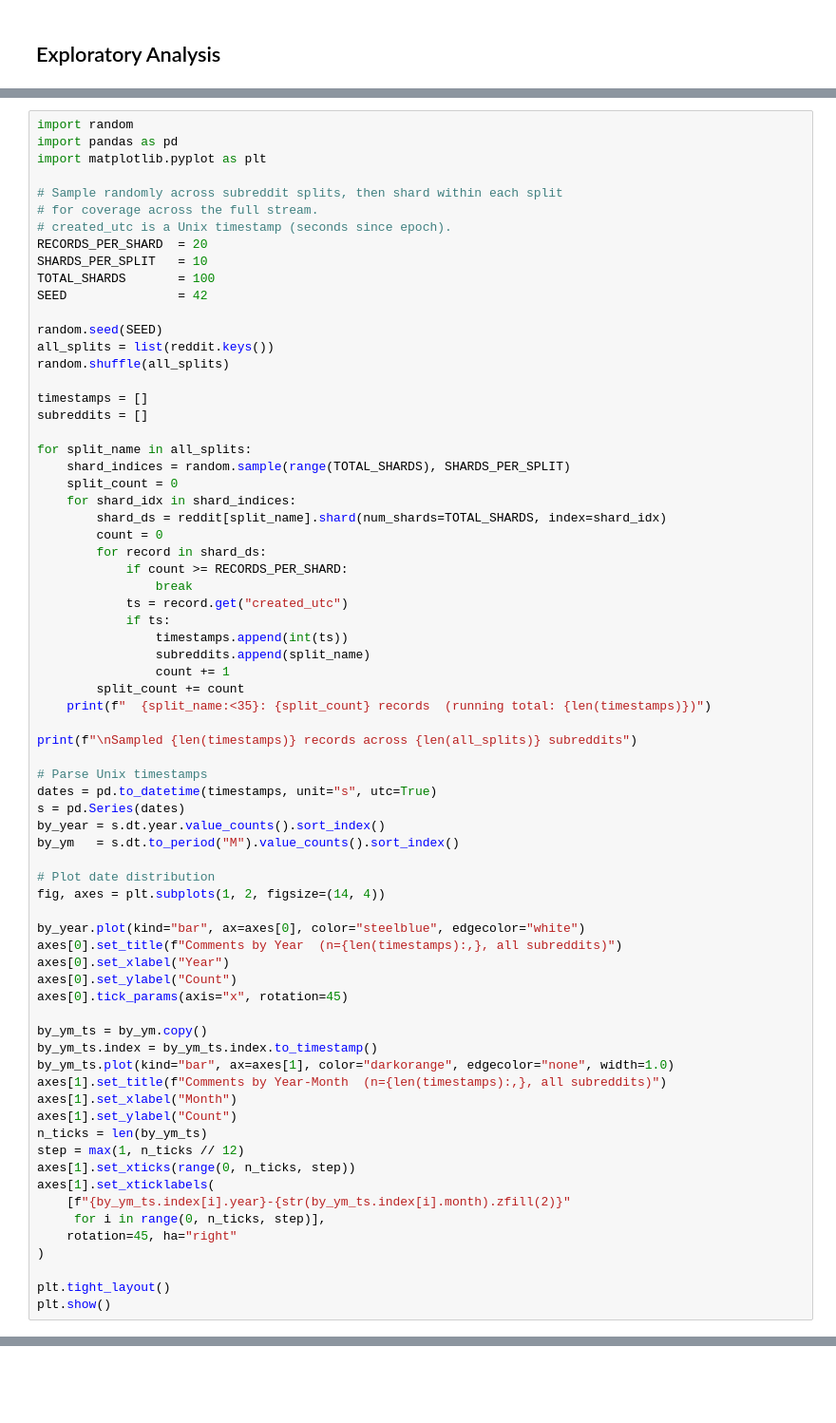
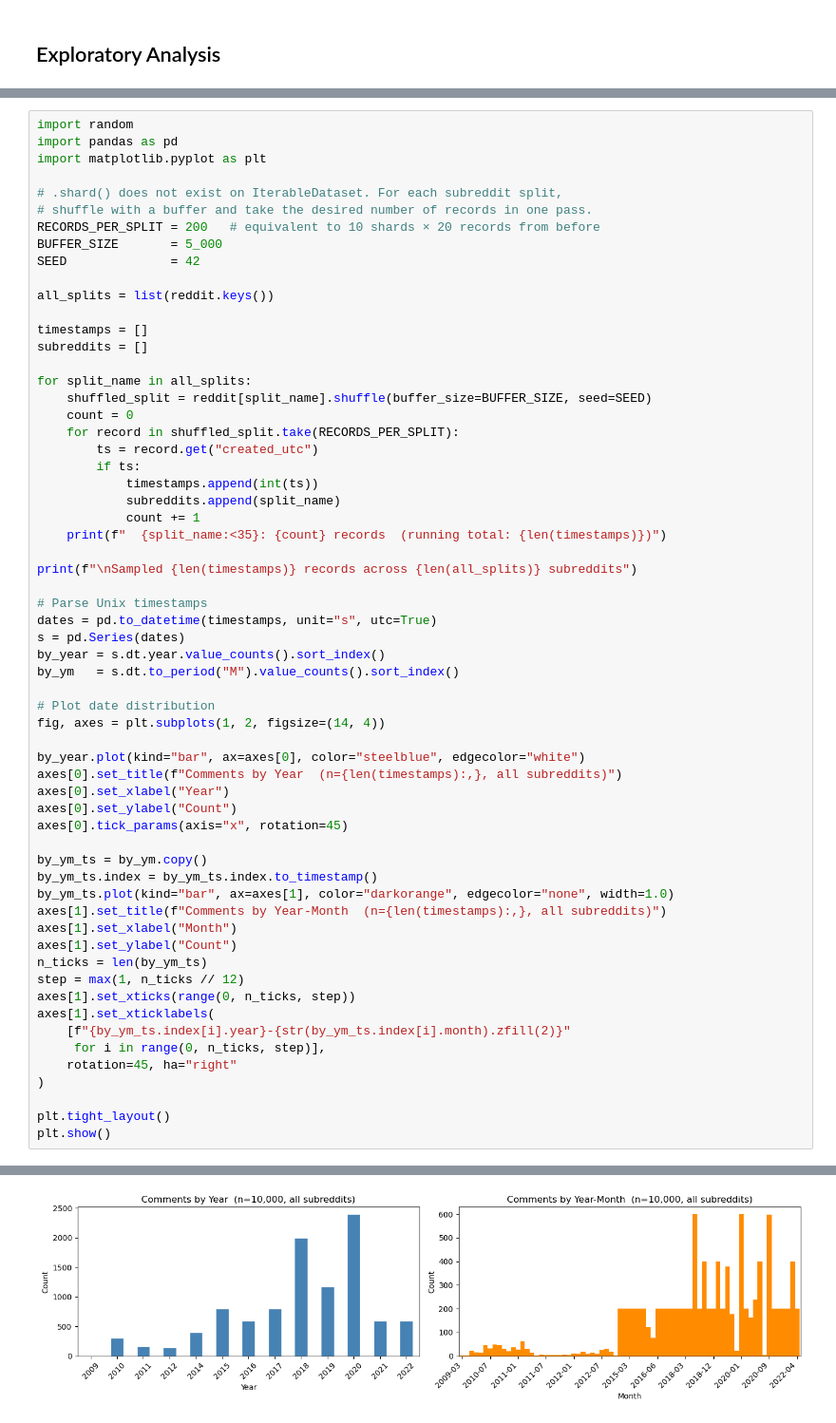
Before and after one commit to dexcrow00/ModelSlangStagnation, a Jupyter notebook: DatasetAnalysis/examine_reddit_comments.ipynb, the cells around one changed output, grey strips where cells are left out. Shown at 95% size. Saved outputs shown, nothing was run; the diff lists cells and outputs as text; blank space fills up the shorter version.

Commit message:
Results from cursory analysis script for each DB

```diff
--- a/DatasetAnalysis/examine_reddit_comments.ipynb
+++ b/DatasetAnalysis/examine_reddit_comments.ipynb
@@ -26,37 +44,27 @@ import random
 import pandas as pd
 import matplotlib.pyplot as plt
 
-# Sample randomly across subreddit splits, then shard within each split
-# for coverage across the full stream.
-# created_utc is a Unix timestamp (seconds since epoch).
-RECORDS_PER_SHARD  = 20
-SHARDS_PER_SPLIT   = 10
-TOTAL_SHARDS       = 100
-SEED               = 42
+# .shard() does not exist on IterableDataset. For each subreddit split,
+# shuffle with a buffer and take the desired number of records in one pass.
+RECORDS_PER_SPLIT = 200   # equivalent to 10 shards × 20 records from before
+BUFFER_SIZE       = 5_000
+SEED              = 42
 
-random.seed(SEED)
 all_splits = list(reddit.keys())
-random.shuffle(all_splits)
 
 timestamps = []
 subreddits = []
 
 for split_name in all_splits:
-    shard_indices = random.sample(range(TOTAL_SHARDS), SHARDS_PER_SPLIT)
-    split_count = 0
-    for shard_idx in shard_indices:
-        shard_ds = reddit[split_name].shard(num_shards=TOTAL_SHARDS, index=shard_idx)
-        count = 0
-        for record in shard_ds:
-            if count >= RECORDS_PER_SHARD:
-                break
-            ts = record.get("created_utc")
-            if ts:
-                timestamps.append(int(ts))
-                subreddits.append(split_name)
-                count += 1
-        split_count += count
-    print(f"  {split_name:<35}: {split_count} records  (running total: {len(timestamps)})")
+    shuffled_split = reddit[split_name].shuffle(buffer_size=BUFFER_SIZE, seed=SEED)
+    count = 0
+    for record in shuffled_split.take(RECORDS_PER_SPLIT):
+        ts = record.get("created_utc")
+        if ts:
+            timestamps.append(int(ts))
+            subreddits.append(split_name)
+            count += 1
+    print(f"  {split_name:<35}: {count} records  (running total: {len(timestamps)})")
 
 print(f"\nSampled {len(timestamps)} records across {len(all_splits)} subreddits")
 
@@ -92,3 +100,4 @@ axes[1].set_xticklabels(
 
 plt.tight_layout()
 plt.show()
+# %% [output]
@@ -95,3 +121,4 @@ plt.show()
+[figure, added]
 # %%
 # Date range, distribution stats, and record count per subreddit
 print("=== Date Range ===")
```
Also changed, not shown: parts of 3 cells of this notebook, 3 other files.
